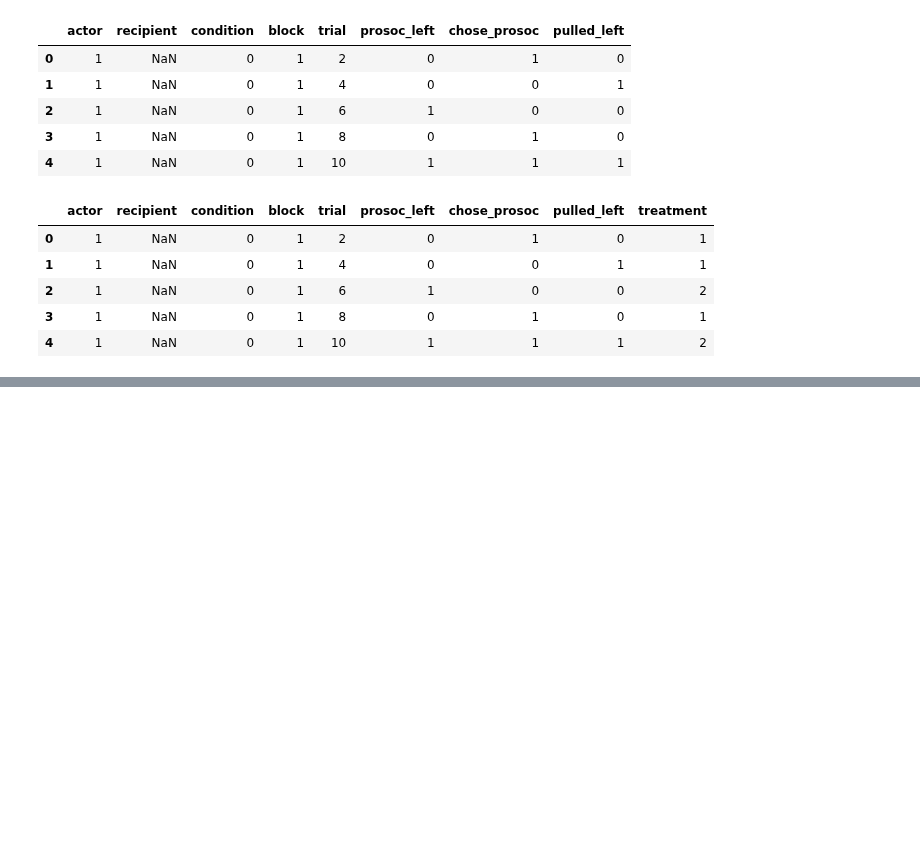
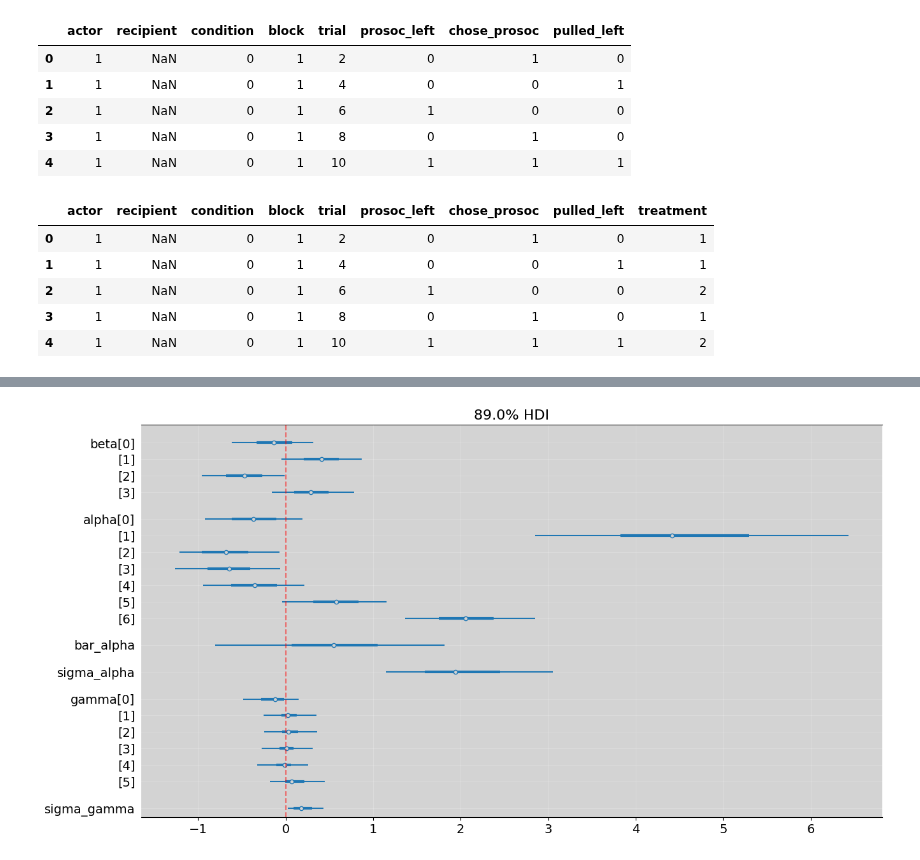
Before and after one commit to rodolphomacedo/statistical_rethinking_pt_BR, a Jupyter notebook: parte_13.ipynb, the cells around one changed output, grey strips where cells are left out. Drawn from its saved outputs; the diff is of its cells as text; code cells hidden in the pictures; blank space fills up the shorter version.

```diff
--- a/parte_13.ipynb
+++ b/parte_13.ipynb
@@ -700,12 +721,37 @@ model = """
     }
 
     parameters {
+        vector[qty_treatments] beta;
 
+        vector[qty_chimpanzees] alpha;
+        real bar_alpha;
+        real<lower=0> sigma_alpha;
+
+        vector[qty_blocks] gamma;
+        real<lower=0>  sigma_gamma;
 
     }
 
     model {
+        vector[N] p;
 
+        // priors
+        beta ~ normal(0, 0.5);
+
+        alpha ~ normal(bar_alpha, sigma_alpha);
+        bar_alpha ~ normal(0, 1.5);
+        sigma_alpha ~ exponential(1);
+
+        gamma ~ normal(0, sigma_gamma);
+        sigma_gamma ~ exponential(1);
+
+        // link
+        for (i in 1:N){
+            p[i] = alpha[ actor[i] ] + gamma[ block[i] ] + beta[ treatment[i] ];
+            p[i] = inv_logit(p[i]);
+        }
+
+        // linkelihood
         pulled_left ~ binomial(1, p);
     }
 
@@ -716,3 +762,6 @@ dat_list['N'] = len(df)
 dat_list['qty_chimpanzees'] = len(df['actor'].unique())
 dat_list['qty_blocks'] = len(df['block'].unique())
 dat_list['qty_treatments'] = len(df['treatment'].unique())
+
+posteriori = stan.build(model, data=dat_list)
+samples = posteriori.sample(num_chains=4, num_samples=1000)
@@ -718,0 +880,6 @@ dat_list['qty_treatments'] = len(df['treatment'].unique())
+# %%
+model_13_4 = az.from_pystan(
+    posterior=samples,
+    posterior_model=posteriori,
+    observed_data=dat_list.keys()
+)
@@ -718,0 +906,7 @@ dat_list['qty_treatments'] = len(df['treatment'].unique())
+# %%
+az.plot_forest(model_13_4, hdi_prob=0.89, combined=True, figsize=(15, 8))
+plt.grid('--', color='white', alpha=0.2)
+plt.axvline(x=0, color='red', alpha=0.5, ls='--')
+plt.show()
+# %% [output]
+[figure, added]
```
Also changed, not shown: parts of 18 cells of this notebook.
